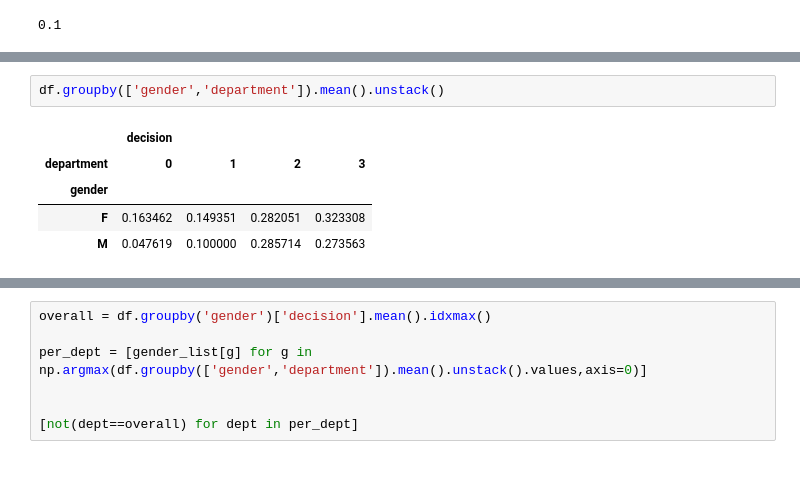
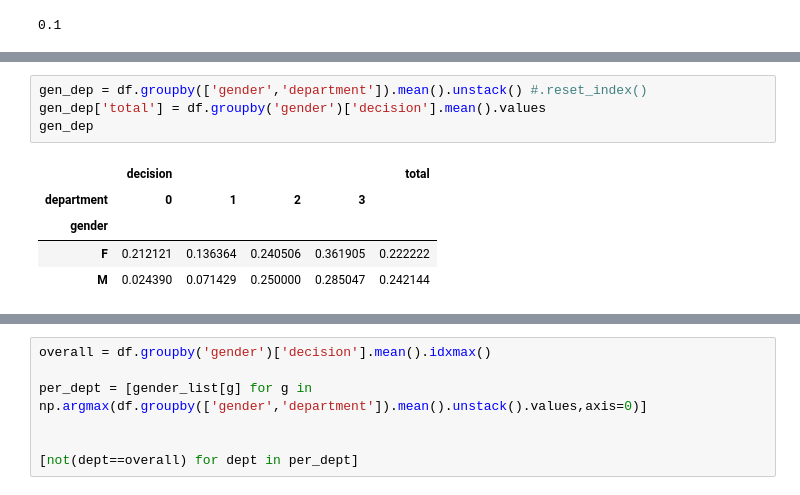
Before and after one commit to ml4sts/ml-sim, a Jupyter notebook: sandbox/generate_rate_sp.ipynb, the cells around one changed output, grey strips where cells are left out. Cells and saved outputs as stored; diff of their text form.

```diff
--- a/sandbox/generate_rate_sp.ipynb
+++ b/sandbox/generate_rate_sp.ipynb
@@ -199,12 +199,14 @@ M    0.242938
 Name: decision, dtype: float64
-# %%
-df.groupby(['gender','department']).mean().unstack()
-# %% [output]
-|  | decision |  |  |  |
-| department | 0 | 1 | 2 | 3 |
-| gender |  |  |  |  |
-| F | 0.163462 | 0.149351 | 0.282051 | 0.323308 |
-| M | 0.047619 | 0.100000 | 0.285714 | 0.273563 |
+# %%
+gen_dep = df.groupby(['gender','department']).mean().unstack() #.reset_index()
+gen_dep['total'] = df.groupby('gender')['decision'].mean().values
+gen_dep
+# %% [output]
+|  | decision |  |  |  | total |
+| department | 0 | 1 | 2 | 3 |  |
+| gender |  |  |  |  |  |
+| F | 0.212121 | 0.136364 | 0.240506 | 0.361905 | 0.222222 |
+| M | 0.024390 | 0.071429 | 0.250000 | 0.285047 | 0.242144 |
 # %%
 overall_dat = df.groupby('gender')['decision'].mean()
 per_dept_dat = df.groupby(['gender','department']).mean().unstack()
```
Also changed, not shown: parts of 32 cells of this notebook, 2 other files.
